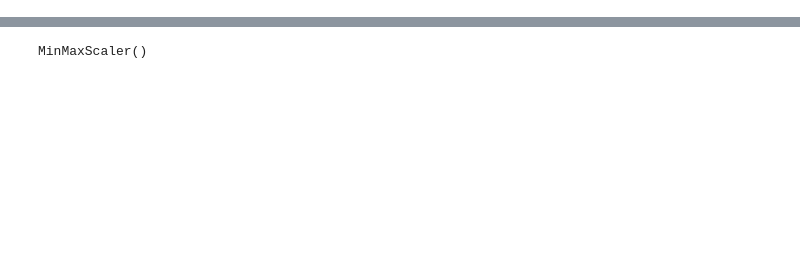
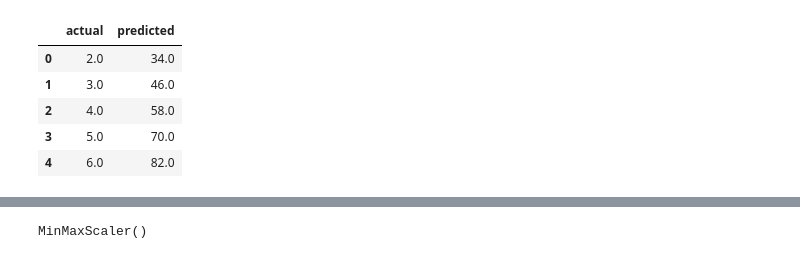
Before and after one commit to vinothmp21102005/basic-nn-model, a Jupyter notebook: NNTraining.ipynb, the cells around one changed output, grey strips where cells are left out. Saved outputs shown, nothing was run; the diff lists cells and outputs as text; code cells hidden in the pictures; blank space fills up the shorter version.

```diff
--- a/NNTraining.ipynb
+++ b/NNTraining.ipynb
@@ -22,12 +16,21 @@ auth.authenticate_user()
 creds, _ = default()
 gc = gspread.authorize(creds)
 # %%
-worksheet = gc.open('MyMLData').sheet1
+worksheet = gc.open('deeplearningexp1').sheet1
 data = worksheet.get_all_values()
 # %%
 dataset1 = pd.DataFrame(data[1:], columns=data[0])
-dataset1 = dataset1.astype({'Input':'float'})
-dataset1 = dataset1.astype({'Output':'float'})
+dataset1 = dataset1.astype({'actual':'float'})
+dataset1 = dataset1.astype({'predicted':'float'})
 # %%
-dataset1.head()
+dataset1.head(
+
+)
+# %% [output]
+|  | actual | predicted |
+| 0 | 2.0 | 34.0 |
+| 1 | 3.0 | 46.0 |
+| 2 | 4.0 | 58.0 |
+| 3 | 5.0 | 70.0 |
+| 4 | 6.0 | 82.0 |
 # %%
```
Also changed, not shown: parts of 13 cells of this notebook, 4 other files.
